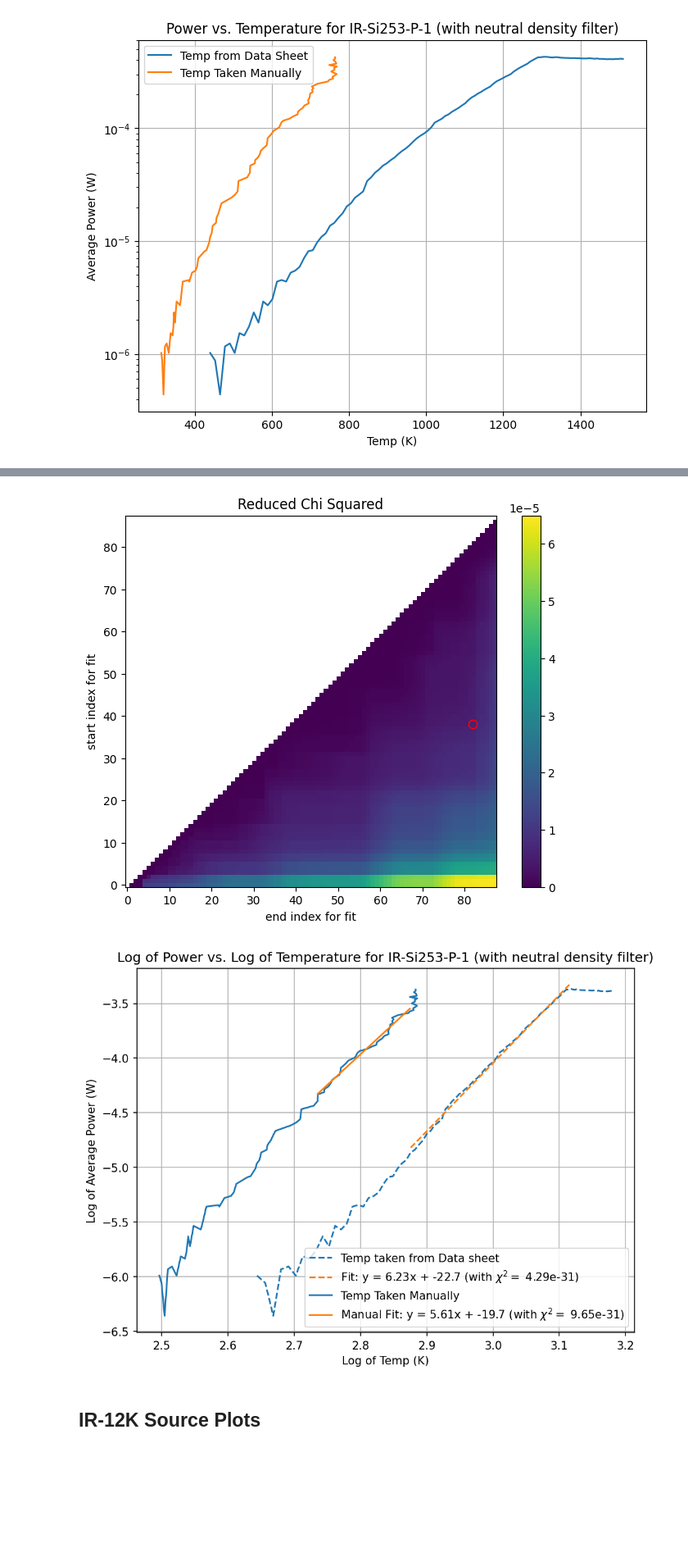
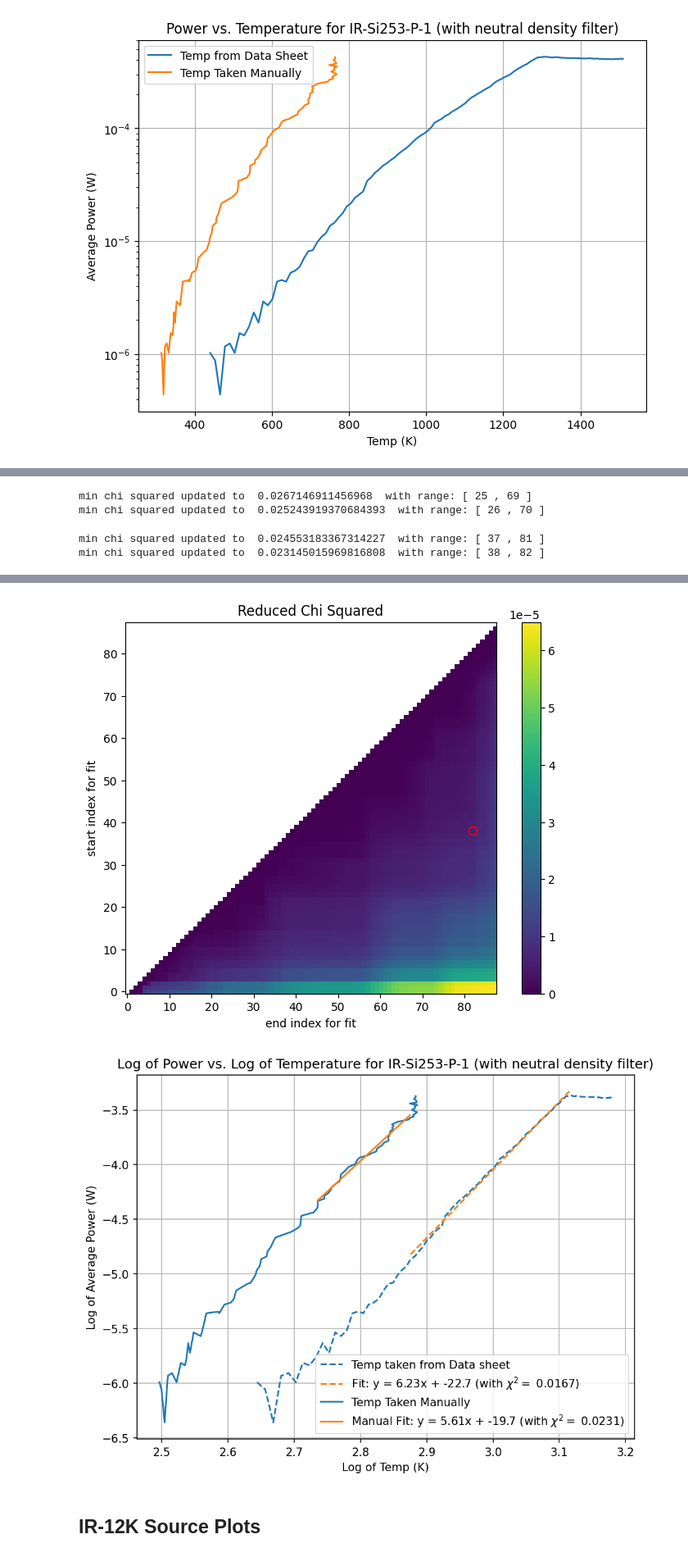
Before and after one commit to nkurinsky/THz-FTS, a Jupyter notebook: python/Notebooks/DataAna/BREADPlots.ipynb, the cells around one changed output, grey strips where cells are left out. Shown at 82% size. Drawn from its saved outputs; the diff is of its cells as text; code cells hidden in the pictures; blank space fills up the shorter version.

```diff
--- a/python/Notebooks/DataAna/BREADPlots.ipynb
+++ b/python/Notebooks/DataAna/BREADPlots.ipynb
@@ -101,9 +101,10 @@ def get_fit_range(temp_list, power_list):
           min_chisq = chi_sq
           start_best = start
           end_best = end
-          #print("min chi squared updated to ", chi_sq, " with range: [", start, ",", end , "]")
+          print("min chi squared updated to ", chi_sq, " with range: [", start, ",", end , "]")
     chi_sqs.append(chi_sq_start)
 
+  print(chi_sqs)
   total_num = len(chi_sqs)**2/2
   fig = figure(figsize=(8, 6), dpi=100)
   current_cmap = cm.get_cmap()
@@ -119,8 +120,8 @@ def get_fit_range(temp_list, power_list):
   plt.xlabel("end index for fit")
   plt.ylabel("start index for fit")
 
-  print("the range for fit (including at least 1/2 the data points) is: [", start_best, ',' , end_best, "], with chi squared = ", chi_sq)
-  return(start_best, end_best, chi_sq)
+  print("the range for fit (including at least 1/2 the data points) is: [", start_best, ',' , end_best, "], with chi squared = ", min_chisq)
+  return(start_best, end_best, min_chisq)
 # %% [markdown]
 Here is where I define all of the file paths, to get the data out of google drive. There are many variations of the same data run taken with slightly different parameters as an investigation.
 # %%
@@ -294,7 +295,7 @@ else:
   #as calcualted in earlier iterations of running this code
   start = 26
   end = 91
-  chi = 4.2876024051216646e-31
+  chi = 0.01669951860733106
 
 fig = figure(figsize=(8, 6), dpi=150)
 p, cov = np.polyfit(np.log10(nofilter_temps_Si253[start:end]), np.log10(nofilter_averages_Si253[start:end]), 1, cov=True )
@@ -374,7 +393,7 @@ else:
   #as calcualted in earlier iterations of running this code
   start = 26
   end = 89
-  chi =  8.979850377962963e-31
+  chi =  0.02072719659076683
 
 fig = figure(figsize=(8, 6), dpi=150)
 
@@ -458,7 +484,7 @@ else:
   #as calcualted in earlier iterations of running this code
   start = 38
   end = 82
-  chi =  9.649005409101195e-31
+  chi =  0.023145015969816808
 
 fig = figure(figsize=(8, 6), dpi=150)
 poly, cov = np.polyfit(np.log10(temp[start:end]), np.log10(power[start:end]), 1, cov=True )
@@ -488,0 +513,4 @@ error on the slope is  0.5395780270476119
+min chi squared updated to  0.0267146911456968  with range: [ 25 , 69 ]
+min chi squared updated to  0.025243919370684393  with range: [ 26 , 70 ]
+min chi squared updated to  0.024553183367314227  with range: [ 37 , 81 ]
+min chi squared updated to  0.023145015969816808  with range: [ 38 , 82 ]
@@ -489,5 +522,5 @@ error on the slope is  0.5395780270476119
 [figure]
-[figure, old version]
+[figure, new version]
 # %% [markdown]
 ## IR-12K Source Plots
 # %%
```
Also changed, not shown: parts of 8 cells of this notebook.
